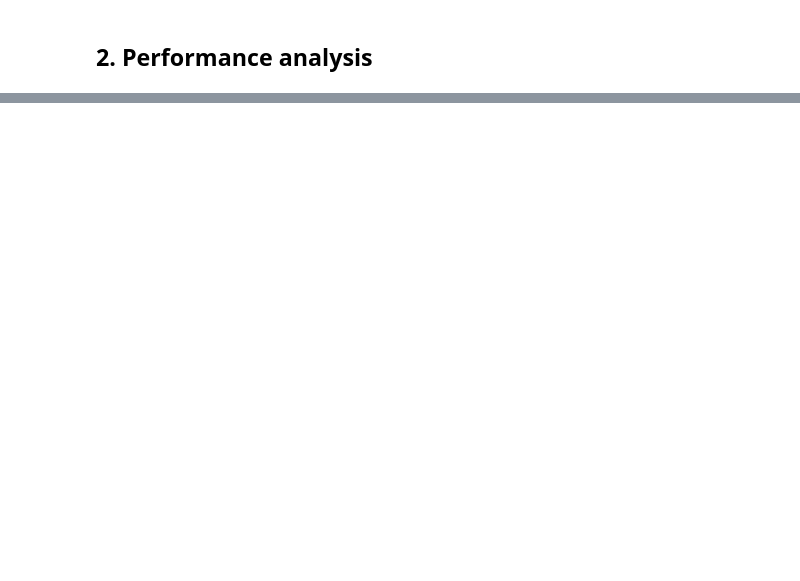
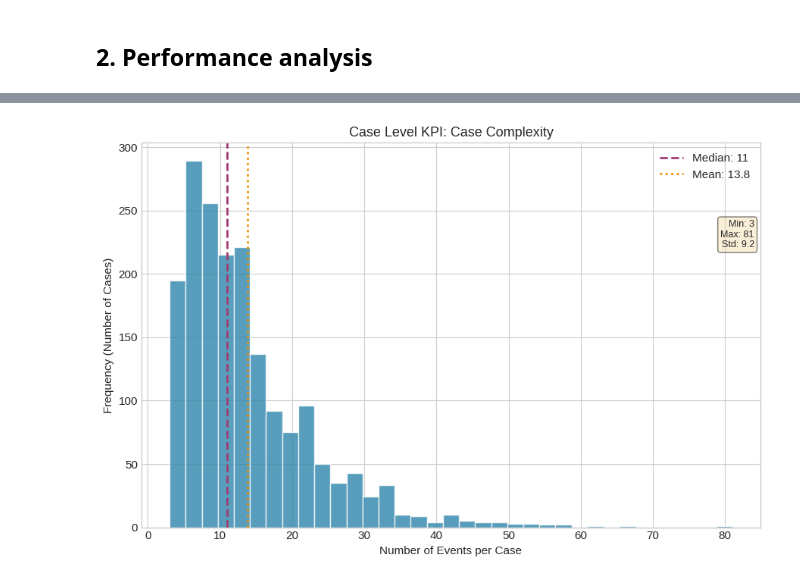
Before and after one commit to Farzad-RK/ERDepartmentProcessMining, a Jupyter notebook: main.ipynb, the cells around one changed output, grey strips where cells are left out. Drawn from its saved outputs; the diff is of its cells as text; code cells hidden in the pictures; blank space fills up the shorter version.

```diff
--- a/main.ipynb
+++ b/main.ipynb
@@ -676,0 +185,5 @@ plot_case_los_distribution(complete_log)
+# %%
+from kpi_calculation import plot_case_length_distribution
+plot_case_length_distribution(complete_log)
+# %% [output]
+[figure, added]
```
Also changed, not shown: parts of 16 cells of this notebook, 4 other files.
